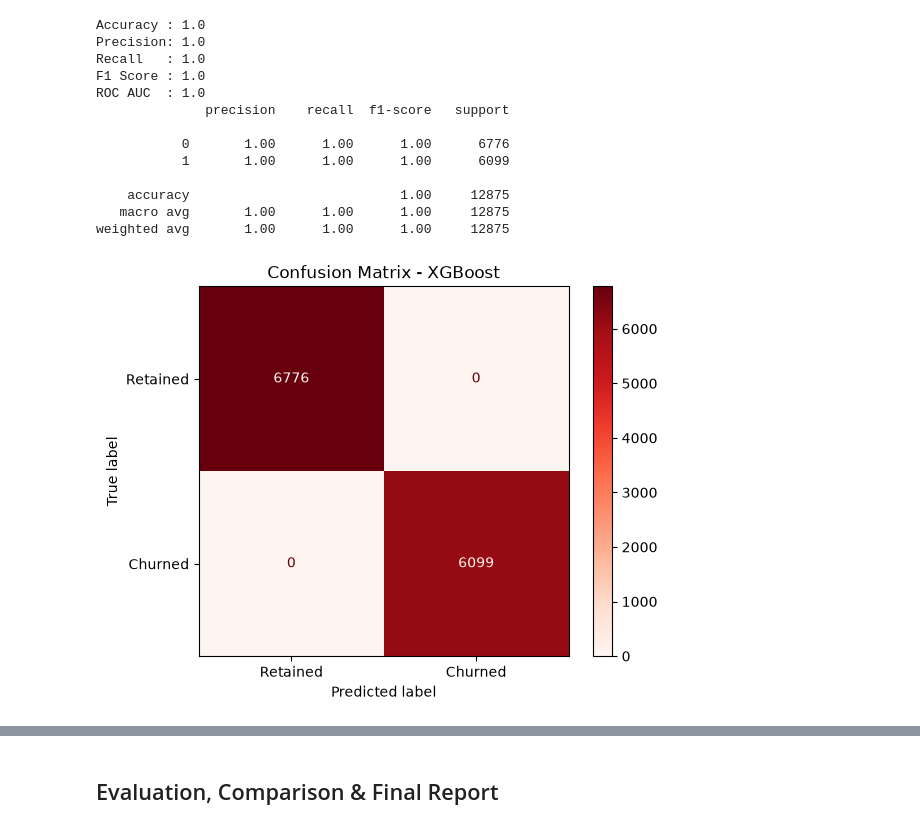
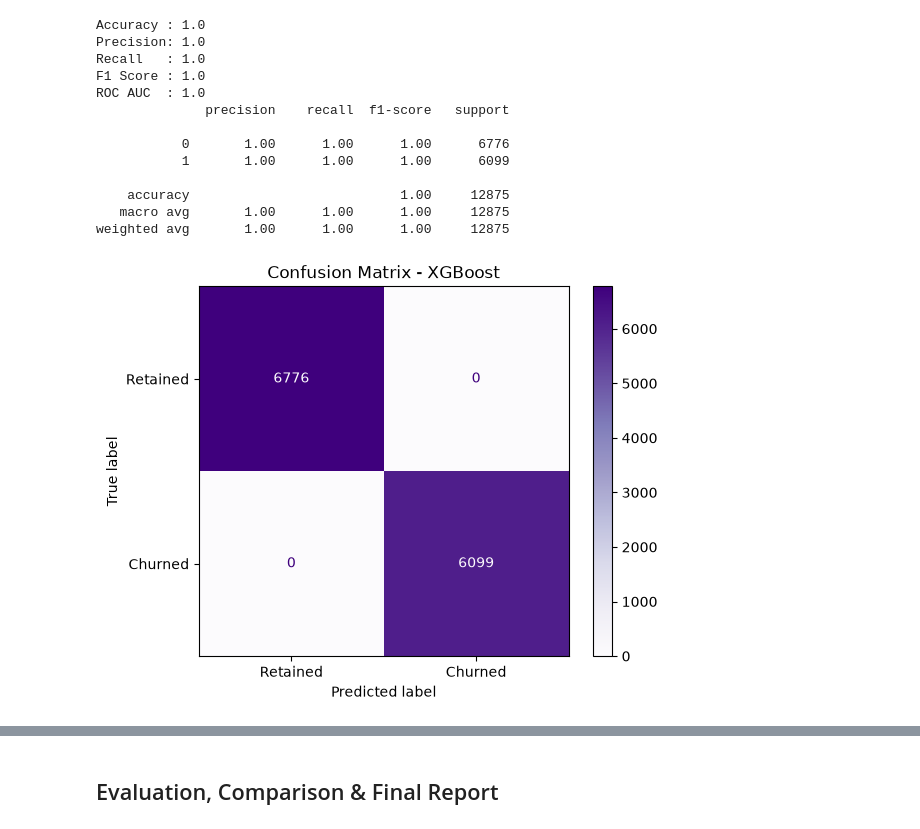
Before and after one commit to janaali2006/customer-churn-prediction, a Jupyter notebook: main (1).ipynb, the cells around one changed output, grey strips where cells are left out. Cells and saved outputs as stored; diff of their text form; code cells hidden in the pictures.

```diff
--- a/main (1).ipynb
+++ b/main (1).ipynb
@@ -430,11 +430,11 @@ weighted avg       1.00      1.00      1.00     12875
 # %%
 cm_xgb = confusion_matrix(y_test, y_pred_xgb)
 disp = ConfusionMatrixDisplay(confusion_matrix=cm_xgb, display_labels=["Retained", "Churned"])
-disp.plot(cmap="Reds")
+disp.plot(cmap="Purples")
 plt.title("Confusion Matrix - XGBoost")
 plt.show()
 # %% [output]
-[figure, old version]
+[figure, new version]
 # %%
 importances_xgb = pd.Series(xgb_clf.feature_importances_, index=X_train.columns).sort_values(ascending=False)
 
```
Also changed, not shown: parts of 4 cells of this notebook, 2 other files.
